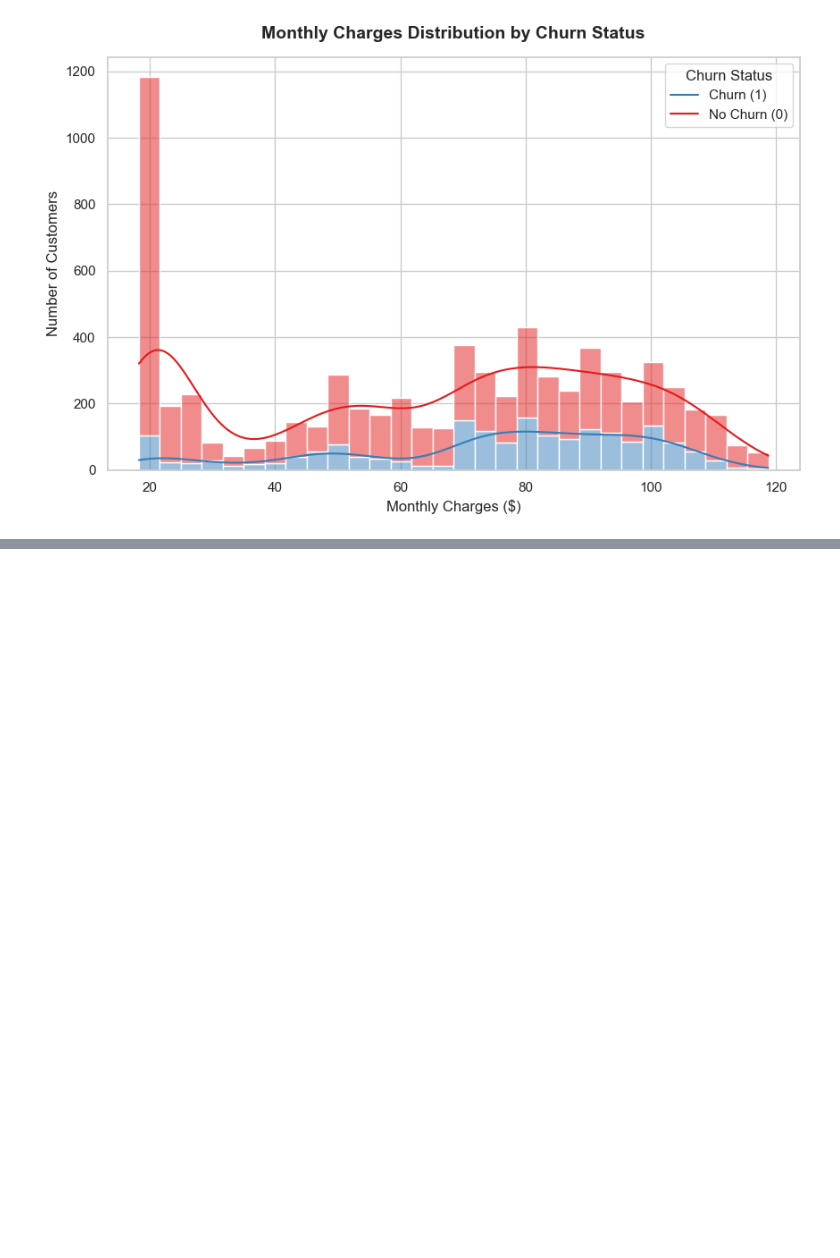
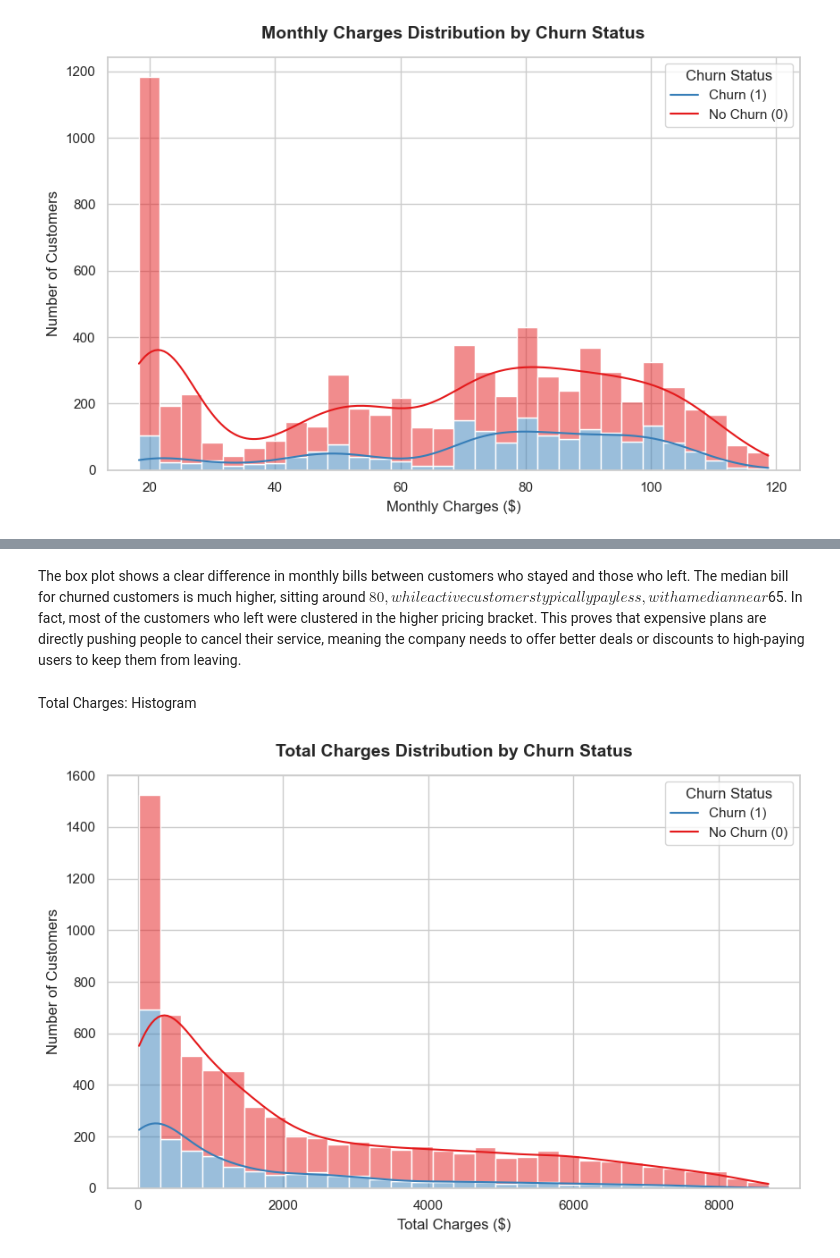
Before and after one commit to ifrathasanriyad/Customer-Churn-Prediction, a Jupyter notebook: notebooks/eda.ipynb, the cells around one changed output, grey strips where cells are left out. Drawn from its saved outputs; the diff is of its cells as text; code cells hidden in the pictures; blank space fills up the shorter version.

```diff
--- a/notebooks/eda.ipynb
+++ b/notebooks/eda.ipynb
@@ -251,0 +289,24 @@ plt.show()
+# %% [markdown]
+The box plot shows a clear difference in monthly bills between customers who stayed and those who left. The median bill for churned customers is much higher, sitting around $80, while active customers typically pay less, with a median near $65. In fact, most of the customers who left were clustered in the higher pricing bracket. This proves that expensive plans are directly pushing people to cancel their service, meaning the company needs to offer better deals or discounts to high-paying users to keep them from leaving.
+# %% [markdown]
+Total Charges: Histogram
+# %%
+import matplotlib.pyplot as plt
+import seaborn as sns
+import pandas as pd
+
+sns.set_theme(style="whitegrid")
+plt.figure(figsize=(10, 6))
+
+sns.histplot(data=plot_df, x='TotalCharges', hue='Churn', multiple='stack', kde=True, bins=30, palette='Set1')
+
+plt.title('Total Charges Distribution by Churn Status', fontsize=14, pad=15, fontweight='bold')
+plt.xlabel('Total Charges ($)', fontsize=12)
+plt.ylabel('Number of Customers', fontsize=12)
+
+plt.legend(title='Churn Status', labels=['Churn (1)', 'No Churn (0)'])
+
+
+plt.show()
+# %% [output]
+[figure, added]
```
Also changed, not shown: parts of 18 cells of this notebook.
